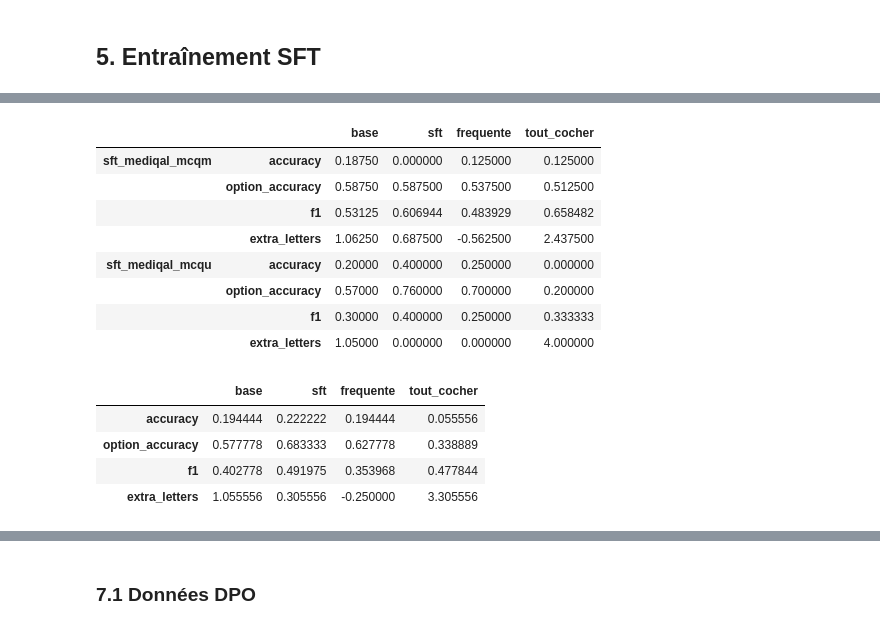
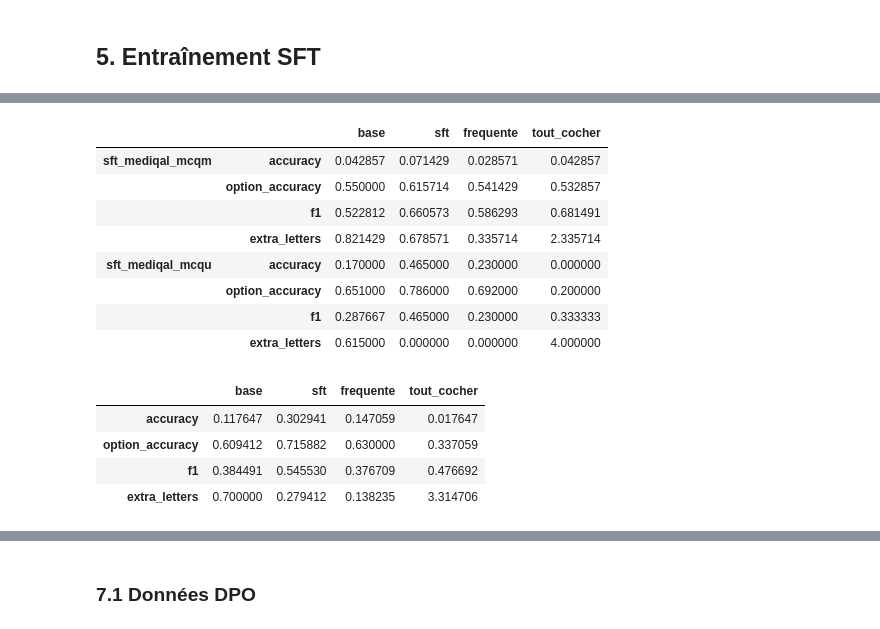
Before and after one commit to ObiYohan/AI_agent_for_medical_triage, a Jupyter notebook: notebook/sft_lora.ipynb, the cells around one changed output, grey strips where cells are left out. Cells and saved outputs as stored; diff of their text form; code cells hidden in the pictures.

```diff
--- a/notebook/sft_lora.ipynb
+++ b/notebook/sft_lora.ipynb
@@ -32,7 +32,7 @@ from transformers import AutoModelForCausalLM, AutoTokenizer, set_seed
 from trl import DPOConfig, DPOTrainer, SFTConfig, SFTTrainer
 from trl.chat_template_utils import is_chat_template_stop_token_trained
 
-from projet_14.mediqal import LETTERS, answer_letters
+from projet_14.mediqal import LETTERS, OPTIONS_HEADER, answer_letters
 
 MODEL_NAME = "Qwen/Qwen3-1.7B-Base"
 # Données SFT de la phase 1, anonymisées et sélectionnées pour le triage (~3 000 paires FR, 2 000 EN) : fichier -> langue.
@@ -51,7 +51,7 @@ DAGSHUB_REPO_OWNER = "obiyohan"
 DAGSHUB_REPO_NAME = "my-ml-mlflow"
 
 # Petit run pour valider la pipeline avant l'entraînement complet
-SMALL_RUN = True  # True : run rapide (quelques lignes par source, dont les plus longues), False : run complet
+SMALL_RUN = False  # True : run rapide (quelques lignes par source, dont les plus longues), False : run complet
 
 SEED = 42
 # Version des données de la phase 1 : dans le nom des runs, pour ne pas écraser les checkpoints d'une version à l'autre
@@ -454,5 +512,5 @@ def score_table(df: pd.DataFrame, columns: list[str]) -> pd.DataFrame:
 # %%
-N_EVAL = 20 if SMALL_RUN else 200    # questions de test par source
+N_EVAL = 20 if SMALL_RUN else None   # questions de test par source (None : toutes, 240 mcqu et 140 mcqm)
 BATCH_SIZE = 16                      # à baisser en cas de manque de mémoire GPU (OutOfMemoryError)
 
 # Sources évaluées par génération, avec leur nombre maximal de tokens générés.
@@ -460,51 +518,54 @@ BATCH_SIZE = 16                      # à baisser en cas de manque de mémoire G
 # elles sont évaluées par la loss et la perplexité (cellule précédente).
 GENERATION_SOURCES = {"sft_mediqal_mcqu": MAX_NEW_TOKENS, "sft_mediqal_mcqm": 192}
 ANSWER_COLUMNS = ["base", "sft", *NAIVE_ANSWERS]  # modèles, puis réponses naïves de référence
 
 trainer.model.eval()
 trainer.model.config.use_cache = True  # accélère la génération
 
 # Génération par lots, modèle de base puis modèle SFT, source par source
-source_generations = []
+source_generations, generation_prompts = [], []
 for source, max_new_tokens in GENERATION_SOURCES.items():
-    # Chaque question d'un cas, avec l'historique de référence (questions et bonnes réponses précédentes)
-    prompts, references = question_examples(splits["test"].filter(lambda example: example["source"] == source))
-    prompts, references = prompts[:N_EVAL], references[:N_EVAL]
+    # Chaque question d'un cas, avec l'historique de référence (questions et bonnes réponses précédentes) ;
+    # dans l'ordre du fichier : mêmes questions qu'en 7.4
+    prompts, references = test_questions(source, N_EVAL)
     with trainer.model.disable_adapter():  # modèle de base, sans LoRA
         base_answers = generate_batch(prompts, BATCH_SIZE, max_new_tokens, desc=f"Base {source}")
     sft_answers = generate_batch(prompts, BATCH_SIZE, max_new_tokens, desc=f"SFT {source}")
     train_answers = question_examples(splits["train"].filter(lambda example: example["source"] == source))[1]
     source_generations.append(pd.DataFrame({
         "source": source,
         "question": [prompt[-1]["content"][-200:] for prompt in prompts],
         "reference": references,
         "base": base_answers,
         "sft": sft_answers,
         **naive_answers(train_answers),  # mêmes réponses pour toutes les questions de la source
     }))
-generations = add_scores(pd.concat(source_generations, ignore_index=True), ANSWER_COLUMNS)
+    generation_prompts += prompts
+generations = add_scores(pd.concat(source_generations, ignore_index=True), ANSWER_COLUMNS, generation_prompts)
 generations.to_csv(FINAL_DIR / "test_generations.csv", index=False)
 
+# Questions où un seul des deux modèles a la bonne réponse (McNemar), par source
+display(pd.DataFrame({source: paired_comparison(group, "sft", "base") for source, group in generations.groupby("source")}).T)
 # Moyennes sur toutes les sources, puis source par source
 comparison = score_table(generations, ANSWER_COLUMNS)
 quality_by_source = pd.concat({source: score_table(group, ANSWER_COLUMNS) for source, group in generations.groupby("source")})
 display(quality_by_source)
 comparison
 # %% [output]
 |  |  | base | sft | frequente | tout_cocher |
-| sft_mediqal_mcqm | accuracy | 0.18750 | 0.000000 | 0.125000 | 0.125000 |
-|  | option_accuracy | 0.58750 | 0.587500 | 0.537500 | 0.512500 |
-|  | f1 | 0.53125 | 0.606944 | 0.483929 | 0.658482 |
-|  | extra_letters | 1.06250 | 0.687500 | -0.562500 | 2.437500 |
-| sft_mediqal_mcqu | accuracy | 0.20000 | 0.400000 | 0.250000 | 0.000000 |
-|  | option_accuracy | 0.57000 | 0.760000 | 0.700000 | 0.200000 |
-|  | f1 | 0.30000 | 0.400000 | 0.250000 | 0.333333 |
-|  | extra_letters | 1.05000 | 0.000000 | 0.000000 | 4.000000 |
+| sft_mediqal_mcqm | accuracy | 0.042857 | 0.071429 | 0.028571 | 0.042857 |
+|  | option_accuracy | 0.550000 | 0.615714 | 0.541429 | 0.532857 |
+|  | f1 | 0.522812 | 0.660573 | 0.586293 | 0.681491 |
+|  | extra_letters | 0.821429 | 0.678571 | 0.335714 | 2.335714 |
+| sft_mediqal_mcqu | accuracy | 0.170000 | 0.465000 | 0.230000 | 0.000000 |
+|  | option_accuracy | 0.651000 | 0.786000 | 0.692000 | 0.200000 |
+|  | f1 | 0.287667 | 0.465000 | 0.230000 | 0.333333 |
+|  | extra_letters | 0.615000 | 0.000000 | 0.000000 | 4.000000 |
 |  | base | sft | frequente | tout_cocher |
-| accuracy | 0.194444 | 0.222222 | 0.194444 | 0.055556 |
-| option_accuracy | 0.577778 | 0.683333 | 0.627778 | 0.338889 |
-| f1 | 0.402778 | 0.491975 | 0.353968 | 0.477844 |
-| extra_letters | 1.055556 | 0.305556 | -0.250000 | 3.305556 |
+| accuracy | 0.117647 | 0.302941 | 0.147059 | 0.017647 |
+| option_accuracy | 0.609412 | 0.715882 | 0.630000 | 0.337059 |
+| f1 | 0.384491 | 0.545530 | 0.376709 | 0.476692 |
+| extra_letters | 0.700000 | 0.279412 | 0.138235 | 3.314706 |
 # %%
 # Quelques exemples à relire
 pd.set_option("display.max_colwidth", 200)
```
Also changed, not shown: parts of 27 cells of this notebook.
